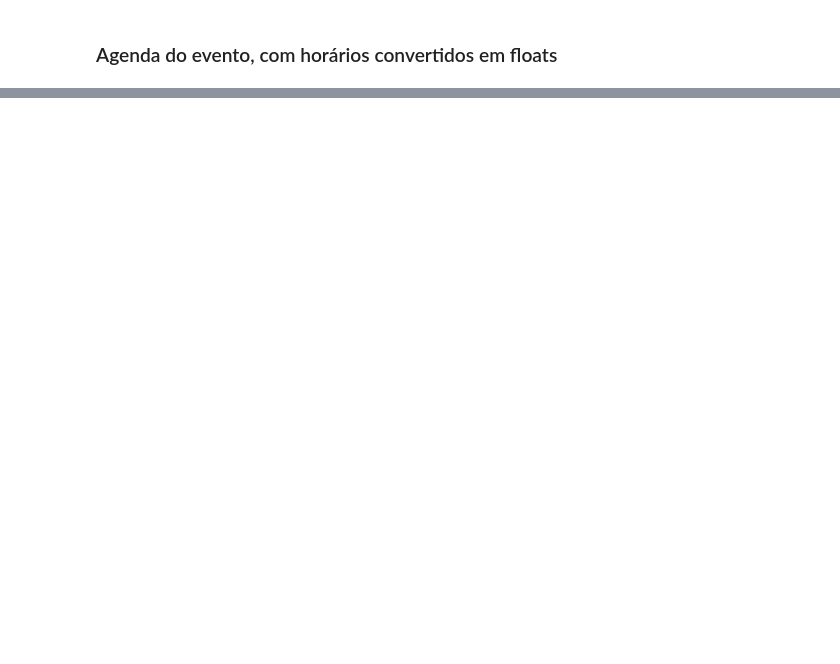
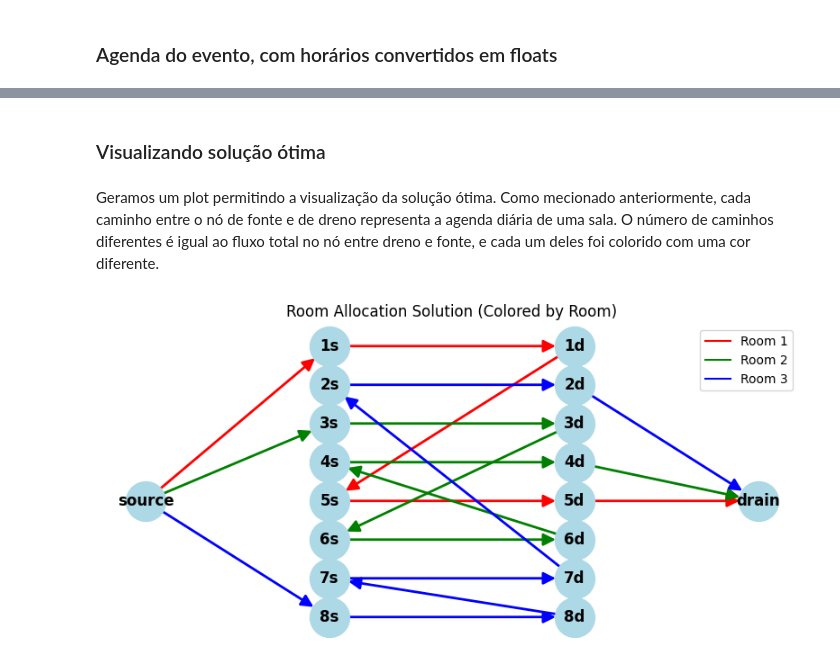
Before and after one commit to arthurkenzo/atividades_ia525, a Jupyter notebook: atividade_6.ipynb, the cells around one changed output, grey strips where cells are left out. Drawn from its saved outputs; the diff is of its cells as text; code cells hidden in the pictures; blank space fills up the shorter version.

```diff
--- a/atividade_6.ipynb
+++ b/atividade_6.ipynb
@@ -522,0 +443,62 @@ Optimum value:
+# %% [markdown]
+### Visualizando solução ótima
+# %% [markdown]
+Geramos um plot permitindo a visualização da solução ótima. Como mecionado anteriormente, cada caminho entre o nó de fonte e de dreno representa a agenda diária de uma sala. O número de caminhos diferentes é igual ao fluxo total no nó entre dreno e fonte, e cada um deles foi colorido com uma cor diferente.
+# %%
+def plot_colored_solution(graph: nx.DiGraph, flows: dict):
+    # Get all source-to-drain paths from the solution
+    solution_graph = nx.DiGraph()
+    for edge, var in flows.items():
+        if var.value and var.value > 1e-6:  # Only edges with flow
+            solution_graph.add_edge(edge[0], edge[1], flow=var.value)
+
+    # Find all paths from source to drain (each represents a room)
+    paths = list(nx.all_simple_paths(solution_graph, 'source', 'drain'))
+
+    # Assign a color to each path (room)
+    colors = ['red', 'green', 'blue', 'purple', 'orange']  # Add more if needed
+    edge_colors = {}
+
+    for i, path in enumerate(paths[:3]):  # Only take first 3 paths (rooms)
+        for u, v in zip(path[:-1], path[1:]):
+            edge_colors[(u, v)] = colors[i % len(colors)]
+
+    # Create plot
+    plt.figure(figsize=(8, 4))
+
+    # Use your original layout
+    pos = {}
+    pos['source'] = (-1.5, len(df) / 2)
+    pos['drain'] = (3.5, len(df) / 2)
+    for idx, row in df.iterrows():
+        i = int(row['reuniao'])
+        y = len(df) - idx
+        pos[f'{i}s'] = (0, y)
+        pos[f'{i}d'] = (2, y)
+
+    # Draw all nodes
+    nx.draw_networkx_nodes(graph, pos, node_size=1000, node_color='lightblue')
+
+    # Draw edges with their assigned colors
+    for edge, color in edge_colors.items():
+        nx.draw_networkx_edges(graph, pos, edgelist=[edge], edge_color=color,
+                              width=2, arrowsize=20,
+                              arrowstyle='-|>', min_target_margin=15)
+
+    # Draw node labels
+    nx.draw_networkx_labels(graph, pos, font_size=12, font_weight='bold')
+
+    # Create legend
+    legend_patches = [plt.Line2D([], [], color=colors[i],
+                      label=f'Room {i+1}') for i in range(len(paths[:3]))]
+    plt.legend(handles=legend_patches)
+
+    plt.title("Room Allocation Solution (Colored by Room)")
+    plt.axis('off')
+    plt.tight_layout()
+    plt.show()
+
+
+plot_colored_solution(meetingsGraph, optimalFlows)
+# %% [output]
+[figure, added]
```
Also changed, not shown: parts of 14 cells of this notebook, 1 other file.
